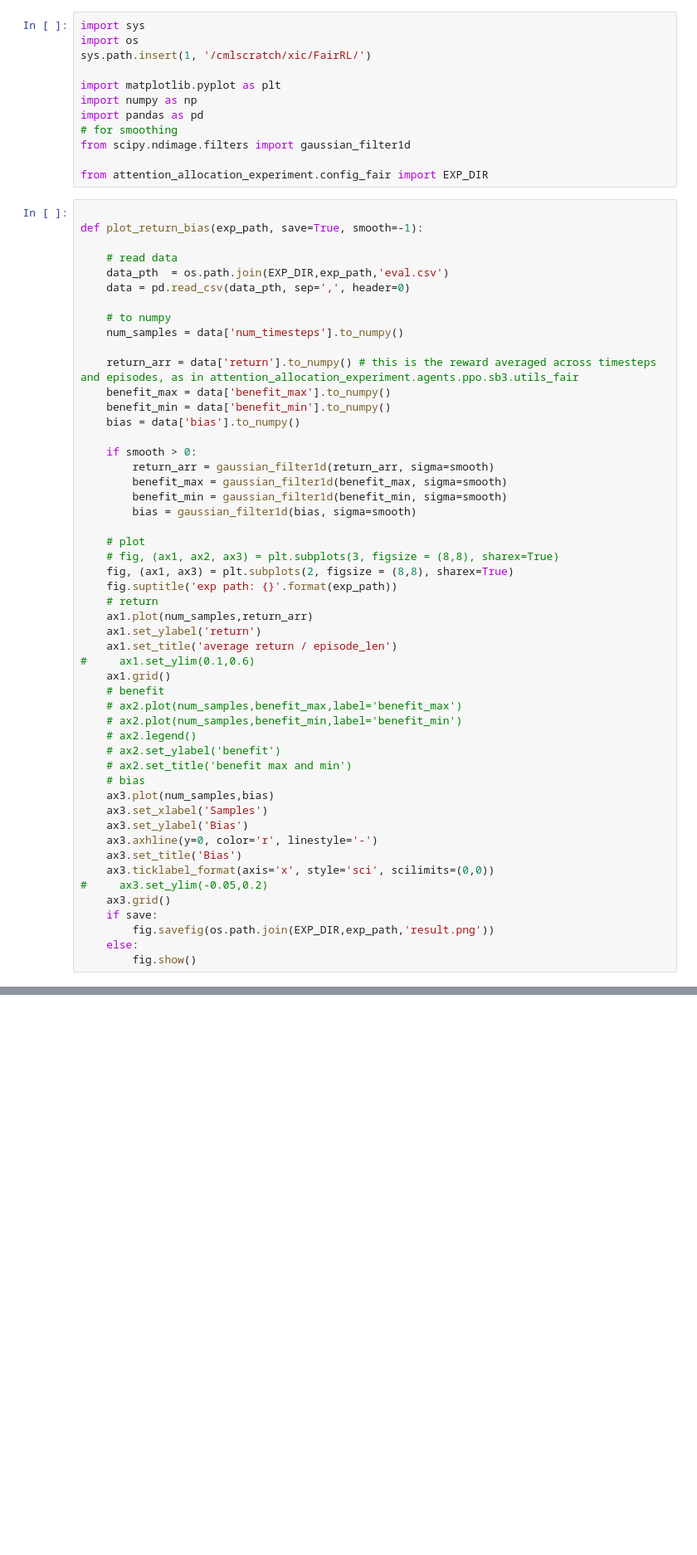
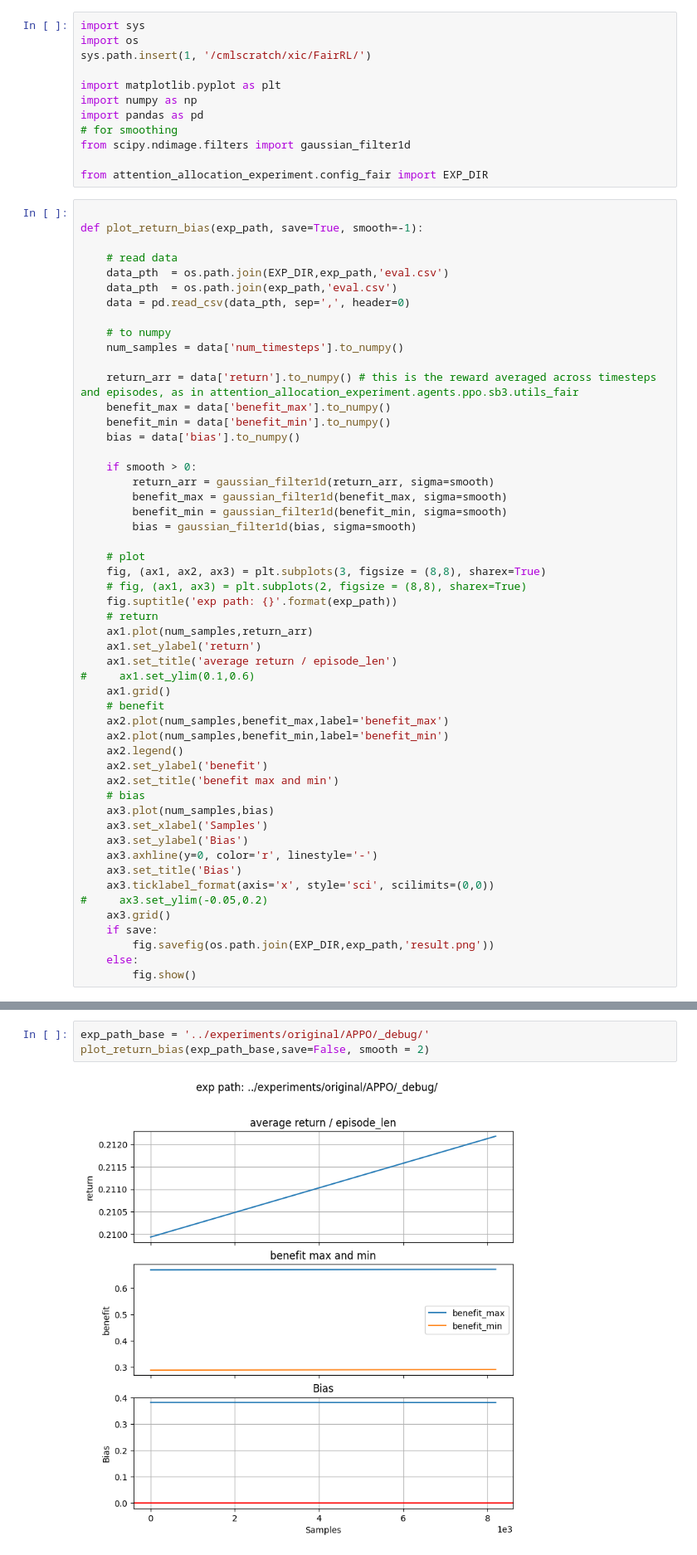
Before and after one commit to Yuancheng-Xu/ELBERT, a Jupyter notebook: attention_allocation_experiment/plot_xyc.ipynb, the cells around one changed output, grey strips where cells are left out. Shown: that part at 83% size. Cells and saved outputs as stored; diff of their text form; blank space fills up the shorter version.

```diff
--- a/attention_allocation_experiment/plot_xyc.ipynb
+++ b/attention_allocation_experiment/plot_xyc.ipynb
@@ -16,6 +16,7 @@ def plot_return_bias(exp_path, save=True, smooth=-1):
 
     # read data
     data_pth  = os.path.join(EXP_DIR,exp_path,'eval.csv')
+    data_pth  = os.path.join(exp_path,'eval.csv')
     data = pd.read_csv(data_pth, sep=',', header=0)
 
     # to numpy
@@ -33,8 +34,8 @@ def plot_return_bias(exp_path, save=True, smooth=-1):
         bias = gaussian_filter1d(bias, sigma=smooth)
 
     # plot
-    # fig, (ax1, ax2, ax3) = plt.subplots(3, figsize = (8,8), sharex=True)
-    fig, (ax1, ax3) = plt.subplots(2, figsize = (8,8), sharex=True)
+    fig, (ax1, ax2, ax3) = plt.subplots(3, figsize = (8,8), sharex=True)
+    # fig, (ax1, ax3) = plt.subplots(2, figsize = (8,8), sharex=True)
     fig.suptitle('exp path: {}'.format(exp_path))
     # return
     ax1.plot(num_samples,return_arr)
@@ -43,11 +44,11 @@ def plot_return_bias(exp_path, save=True, smooth=-1):
 #     ax1.set_ylim(0.1,0.6)
     ax1.grid()
     # benefit
-    # ax2.plot(num_samples,benefit_max,label='benefit_max')
-    # ax2.plot(num_samples,benefit_min,label='benefit_min')
-    # ax2.legend()
-    # ax2.set_ylabel('benefit')
-    # ax2.set_title('benefit max and min')
+    ax2.plot(num_samples,benefit_max,label='benefit_max')
+    ax2.plot(num_samples,benefit_min,label='benefit_min')
+    ax2.legend()
+    ax2.set_ylabel('benefit')
+    ax2.set_title('benefit max and min')
     # bias
     ax3.plot(num_samples,bias)
     ax3.set_xlabel('Samples')
@@ -78,3 +65,8 @@ for beta in beta_list:
+# %%
+exp_path_base = '../experiments/original/APPO/_debug/'
+plot_return_bias(exp_path_base,save=False, smooth = 2)
+# %% [output]
+[figure, added]
 # %%
 exp_path_base = './Chenghao_env_05_14/betaSmooth_5_lr_1e-5/b_'
 beta_list = [500,1000,2000,4000,6000]
```
Also changed, not shown: parts of 1 cell of this notebook, 42 other files.
